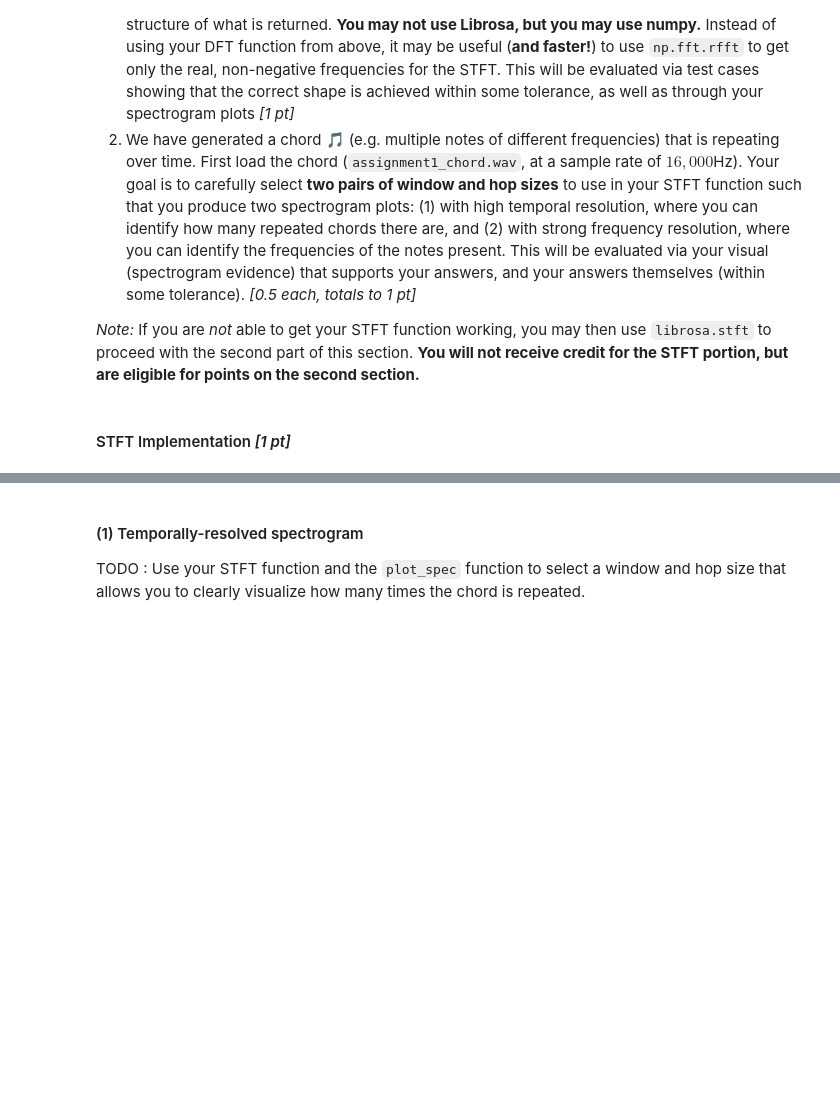
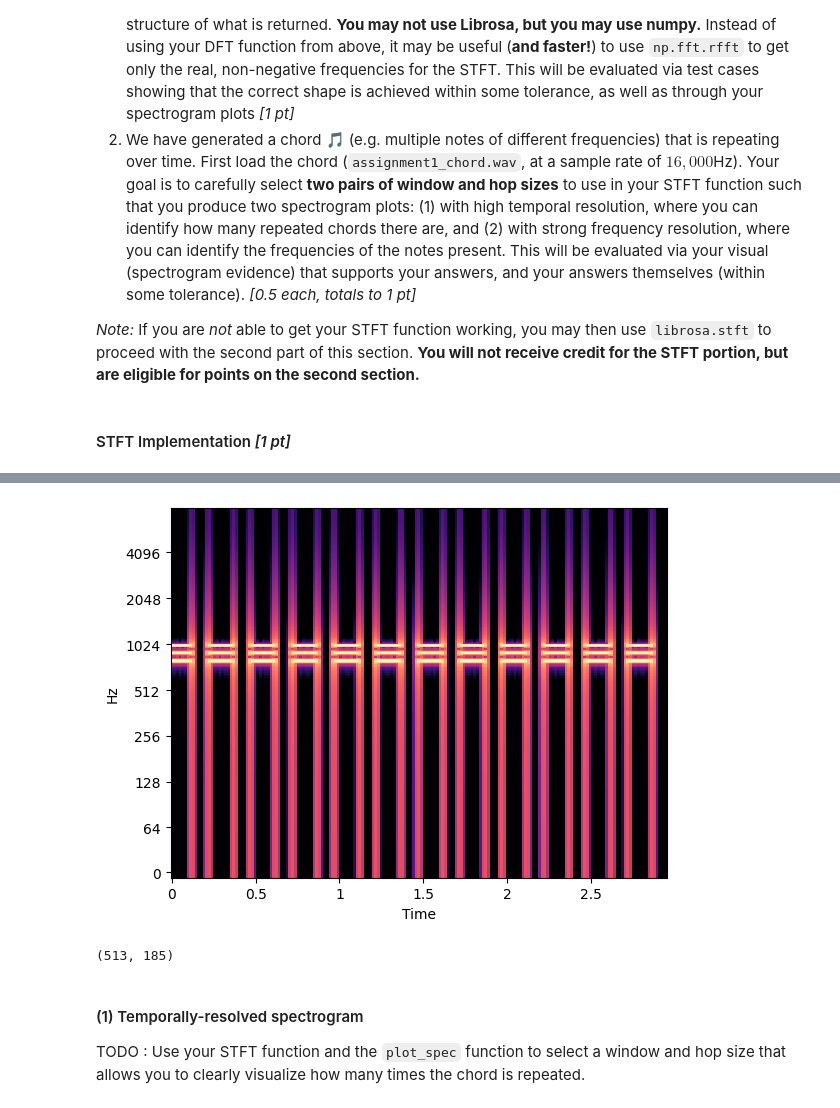
Before and after one commit to qianshuguo/csgy-6933-machine-listening, a Jupyter notebook: assignment1/assignment1_student.ipynb, the cells around one changed output, grey strips where cells are left out. Cells and saved outputs as stored; diff of their text form; code cells hidden in the pictures; blank space fills up the shorter version.

Commit message:
Complete Assignment 1 STFT analysis

```diff
--- a/assignment1/assignment1_student.ipynb
+++ b/assignment1/assignment1_student.ipynb
@@ -516,0 +552,12 @@ def simple_stft(x, frame_len, hop_len, window_type='boxcar'):
+# %%
+# TODO : Test out loading and listening to the repeating chord audio
+# Load the repeating chord audio
+chord, sr = librosa.load("assignment1_chord.wav", sr=None)
+
+# Print the total number of samples, sampling rate, and duration of file in seconds
+print(f'Number of samples: {len(chord)}')
+print(f'Sampling rate: {sr}')
+print(f'Duration: {len(chord)/sr} seconds')
+
+# Listen to the audio
+IPython.display.Audio(chord, rate=sr)
@@ -538,7 +590,16 @@ def plot_spec(stft, hop_length, title=None):
     plt.title(title)
     plt.show()
 # %%
-# TODO : Test out your STFT function in terms of expected output shapes and plotting a spectrogram
+# Test out your STFT function in terms of expected output shapes and plotting a spectrogram
+hop_length = 256
+frame_length = 1024
+
+stft_result = simple_stft(chord, frame_length, hop_length, "hann")
+plot_spec(stft_result, hop_length)
+print(stft_result.shape)
+# %% [output]
+[figure, added]
+(513, 185)
 # %% [markdown]
 #### (1) Temporally-resolved spectrogram
 
```
Also changed, not shown: parts of 12 cells of this notebook.
